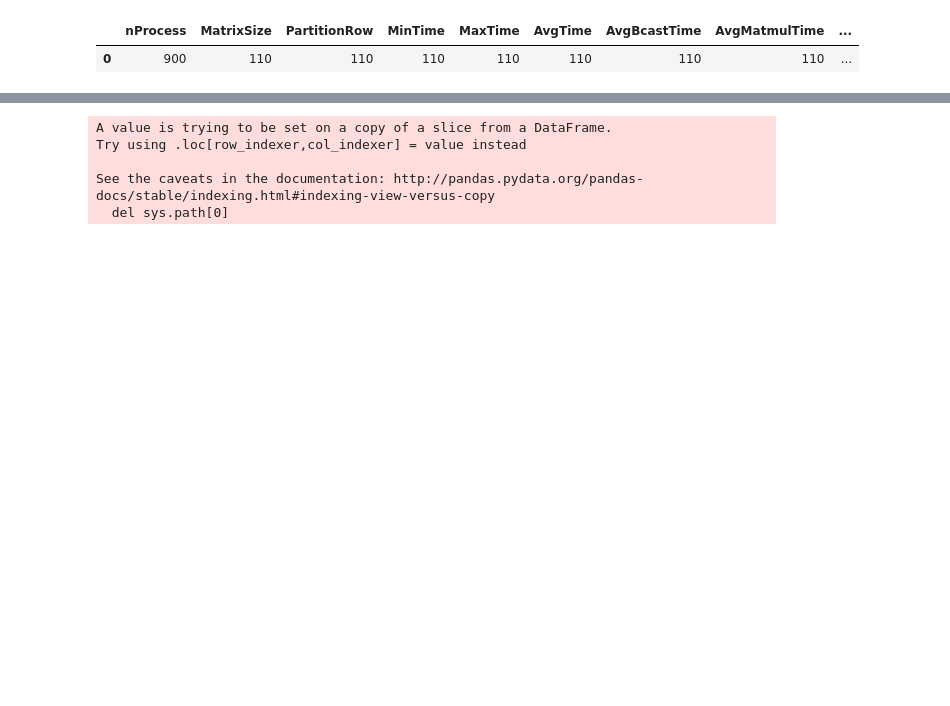
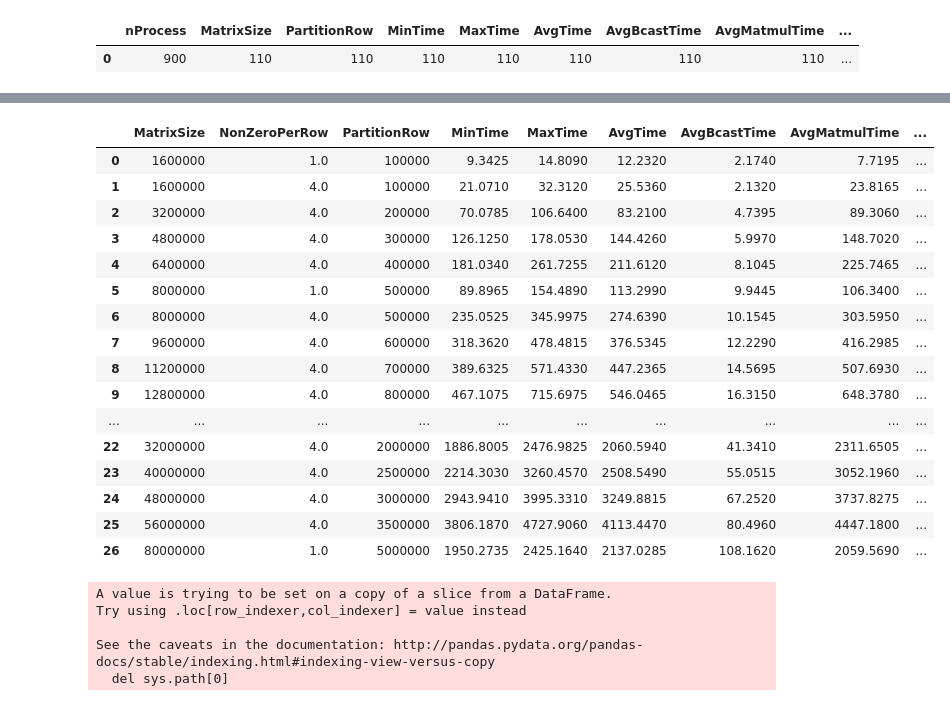
Before and after one commit to marufdsi/matvec-sparse, a Jupyter notebook: New Model for Workshop.ipynb, the cells around one changed output, grey strips where cells are left out. Cells and saved outputs as stored; diff of their text form; code cells hidden in the pictures; blank space fills up the shorter version.

Commit message:
2D matrix multiplication updated

```diff
--- a/New Model for Workshop.ipynb
+++ b/New Model for Workshop.ipynb
@@ -48,6 +48,31 @@ _model_900[_model_900["PartitionRow"] == 2000000].sort_values(by=["NonZeroPerBlo
 # %% [output]
 <matplotlib.axes._subplots.AxesSubplot at 0x...>
 [drawing not drawn]
+# %%
+random_2d_model = pd.read_csv("Skylake_CSR_SpMV_Model_of_Diagonal_BrCast_Reduce.csv")
+random_2d_model = random_2d_model.groupby(["MatrixSize", "NonZeroPerRow"]).mean()
+random_2d_model = random_2d_model.reset_index()
+random_2d_model = random_2d_model.sort_values(by=["MatrixSize"])
+random_2d_model = random_2d_model.reset_index(drop=True)
+random_2d_model
+# %% [output]
+|  | MatrixSize | NonZeroPerRow | PartitionRow | MinTime | MaxTime | AvgTime | AvgBcastTime | AvgMatmulTime | ... |
+| 0 | 1600000 | 1.0 | 100000 | 9.3425 | 14.8090 | 12.2320 | 2.1740 | 7.7195 | ... |
+| 1 | 1600000 | 4.0 | 100000 | 21.0710 | 32.3120 | 25.5360 | 2.1320 | 23.8165 | ... |
+| 2 | 3200000 | 4.0 | 200000 | 70.0785 | 106.6400 | 83.2100 | 4.7395 | 89.3060 | ... |
+| 3 | 4800000 | 4.0 | 300000 | 126.1250 | 178.0530 | 144.4260 | 5.9970 | 148.7020 | ... |
+| 4 | 6400000 | 4.0 | 400000 | 181.0340 | 261.7255 | 211.6120 | 8.1045 | 225.7465 | ... |
+| 5 | 8000000 | 1.0 | 500000 | 89.8965 | 154.4890 | 113.2990 | 9.9445 | 106.3400 | ... |
+| 6 | 8000000 | 4.0 | 500000 | 235.0525 | 345.9975 | 274.6390 | 10.1545 | 303.5950 | ... |
+| 7 | 9600000 | 4.0 | 600000 | 318.3620 | 478.4815 | 376.5345 | 12.2290 | 416.2985 | ... |
+| 8 | 11200000 | 4.0 | 700000 | 389.6325 | 571.4330 | 447.2365 | 14.5695 | 507.6930 | ... |
+| 9 | 12800000 | 4.0 | 800000 | 467.1075 | 715.6975 | 546.0465 | 16.3150 | 648.3780 | ... |
+| ... | ... | ... | ... | ... | ... | ... | ... | ... | ... |
+| 22 | 32000000 | 4.0 | 2000000 | 1886.8005 | 2476.9825 | 2060.5940 | 41.3410 | 2311.6505 | ... |
+| 23 | 40000000 | 4.0 | 2500000 | 2214.3030 | 3260.4570 | 2508.5490 | 55.0515 | 3052.1960 | ... |
+| 24 | 48000000 | 4.0 | 3000000 | 2943.9410 | 3995.3310 | 3249.8815 | 67.2520 | 3737.8275 | ... |
+| 25 | 56000000 | 4.0 | 3500000 | 3806.1870 | 4727.9060 | 4113.4470 | 80.4960 | 4447.1800 | ... |
+| 26 | 80000000 | 1.0 | 5000000 | 1950.2735 | 2425.1640 | 2137.0285 | 108.1620 | 2059.5690 | ... |
 # %%
 skylake_2d = pd.read_csv("Skylake_CSR_Random_BrCast_Reduce_SpMV.csv")
 skylake_2d_16 = skylake_2d[skylake_2d["nProcess"] == 16]
```
Also changed, not shown: 1 other file.
